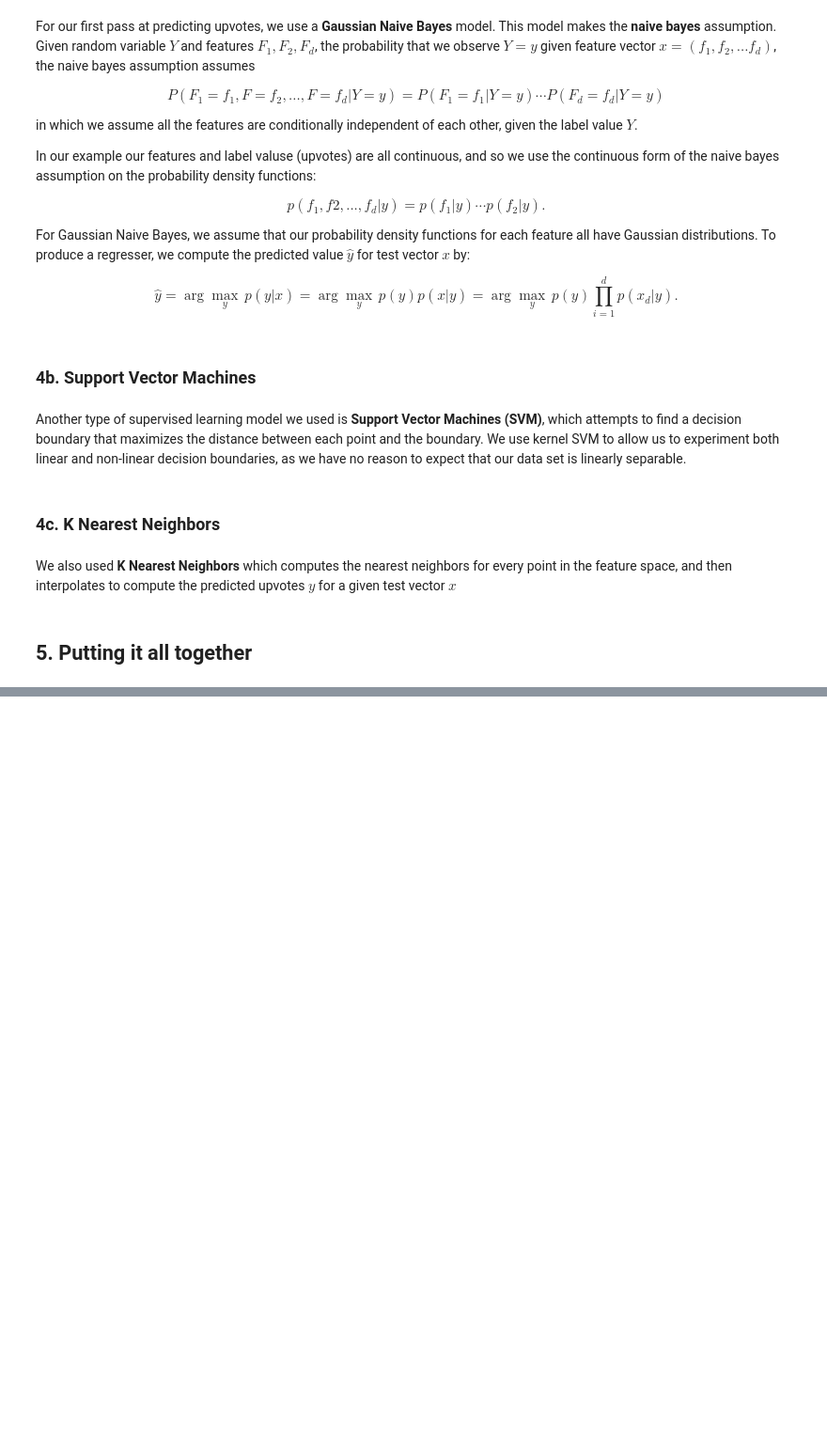
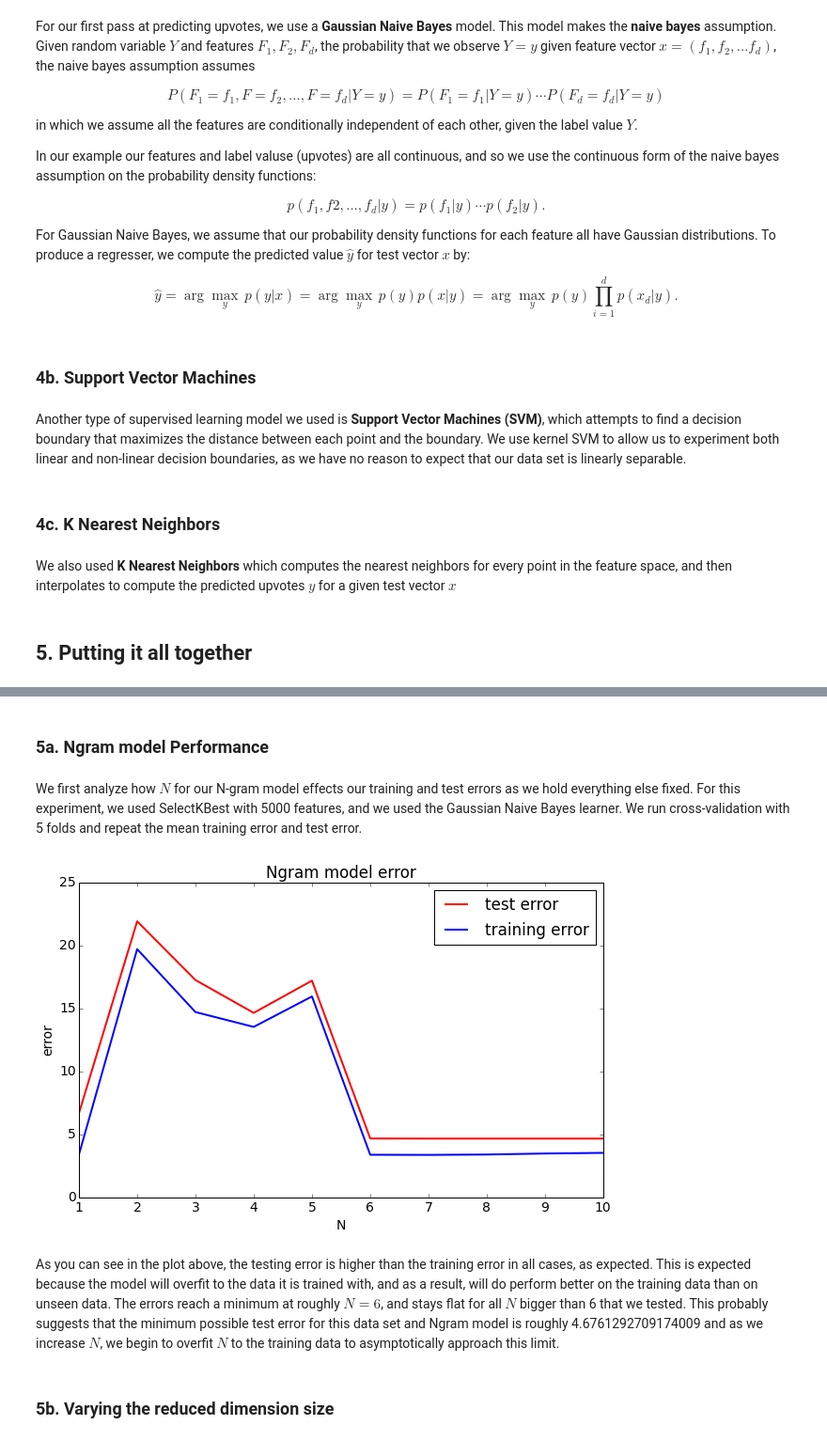
Before and after one commit to kennyyu/cs109-project, a Jupyter notebook: notebooks/kenny.ipynb, the cells around one changed output, grey strips where cells are left out. Shown at 94% size. Drawn from its saved outputs; the diff is of its cells as text; code cells hidden in the pictures; blank space fills up the shorter version.

Commit message:
add ngram model

```diff
--- a/notebooks/kenny.ipynb
+++ b/notebooks/kenny.ipynb
@@ -611,0 +724,4 @@ class KNeighborsLearner(AbstractLearner):
+# %% [markdown]
+### 5a. Ngram model Performance
+# %% [markdown]
+We first analyze how $N$ for our N-gram model effects our training and test errors as we hold everything else fixed. For this experiment, we used SelectKBest with 5000 features, and we used the Gaussian Naive Bayes learner. We run cross-validation with 5 folds and repeat the mean training error and test error.
@@ -611,0 +740,20 @@ class KNeighborsLearner(AbstractLearner):
+# %%
+test_errors = [6.6782311003497545, 21.928323917137519, 17.265994978028818, 14.655750829522075, 17.214098287149177,
+               4.6761292709174009, 4.668925881086893, 4.668925881086893, 4.668925881086893, 4.668925881086893]
+training_errors = [3.3867285300014913, 19.717744925391496, 14.720794572440825, 13.540993714252844, 15.957741753870657,
+                   3.3842465207478107, 3.3729679817879035, 3.4020287227162549, 3.4825392647311326, 3.5340413875068148]
+N = [1, 2, 3, 4, 5, 6, 7, 8, 9, 10]
+
+plt.plot(N, test_errors, color="r", label="test error")
+plt.plot(N, training_errors, color="b", label="training error")
+plt.xlabel("N")
+plt.ylabel("error")
+plt.title("Ngram model error")
+plt.legend()
+plt.show()
+# %% [output]
+[figure, added]
+# %% [markdown]
+As you can see in the plot above, the testing error is higher than the training error in all cases, as expected. This is expected because the model will overfit to the data it is trained with, and as a result, will do perform better on the training data than on unseen data. The errors reach a minimum at roughly $N = 6$, and stays flat for all $N$ bigger than 6 that we tested. This probably suggests that the minimum possible test error for this data set and Ngram model is roughly 4.6761292709174009 and as we increase $N$, we begin to overfit $N$ to the training data to asymptotically approach this limit.
+# %% [markdown]
+### 5b. Varying the reduced dimension size
```
Also changed, not shown: parts of 4 cells of this notebook, 1 other file.
